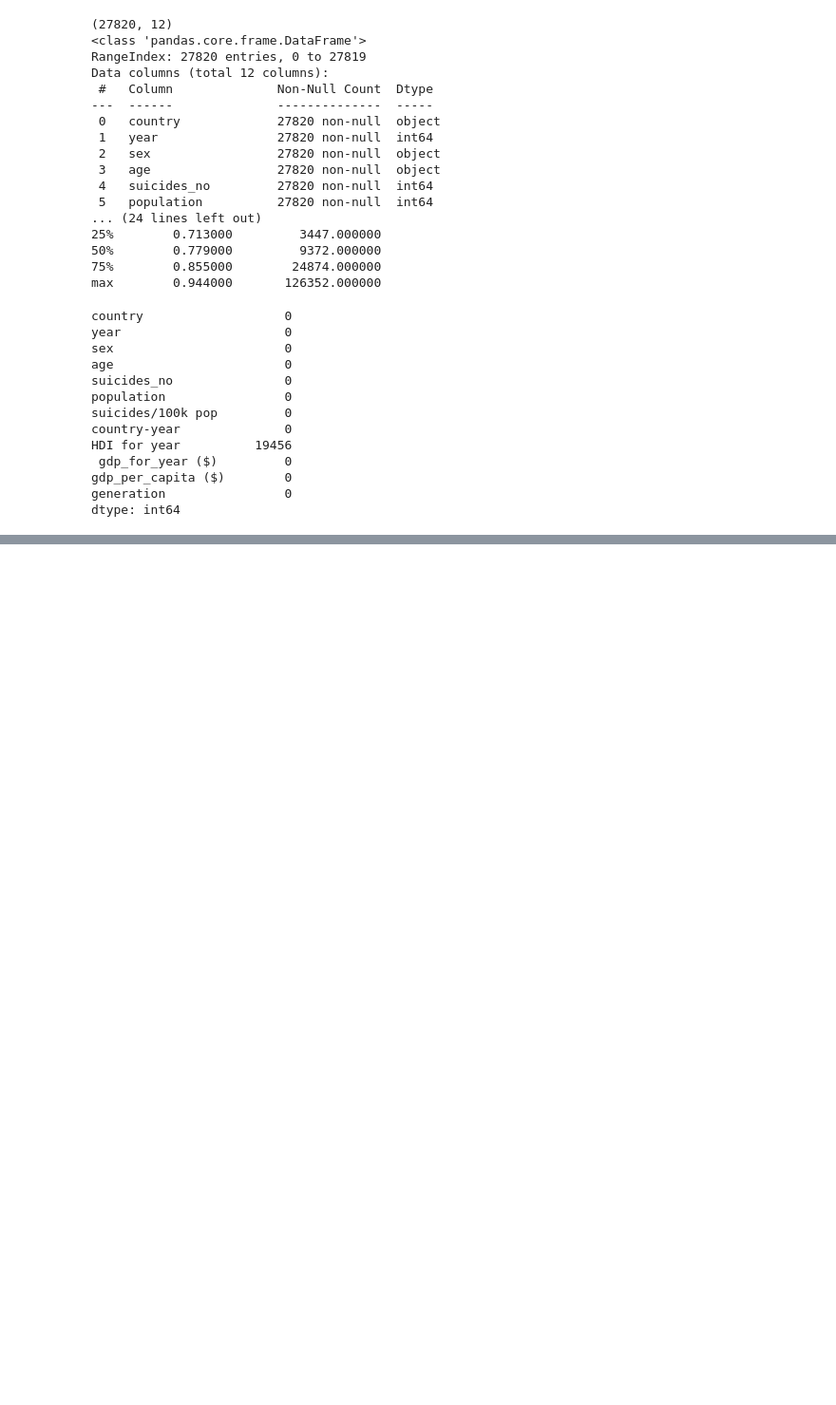
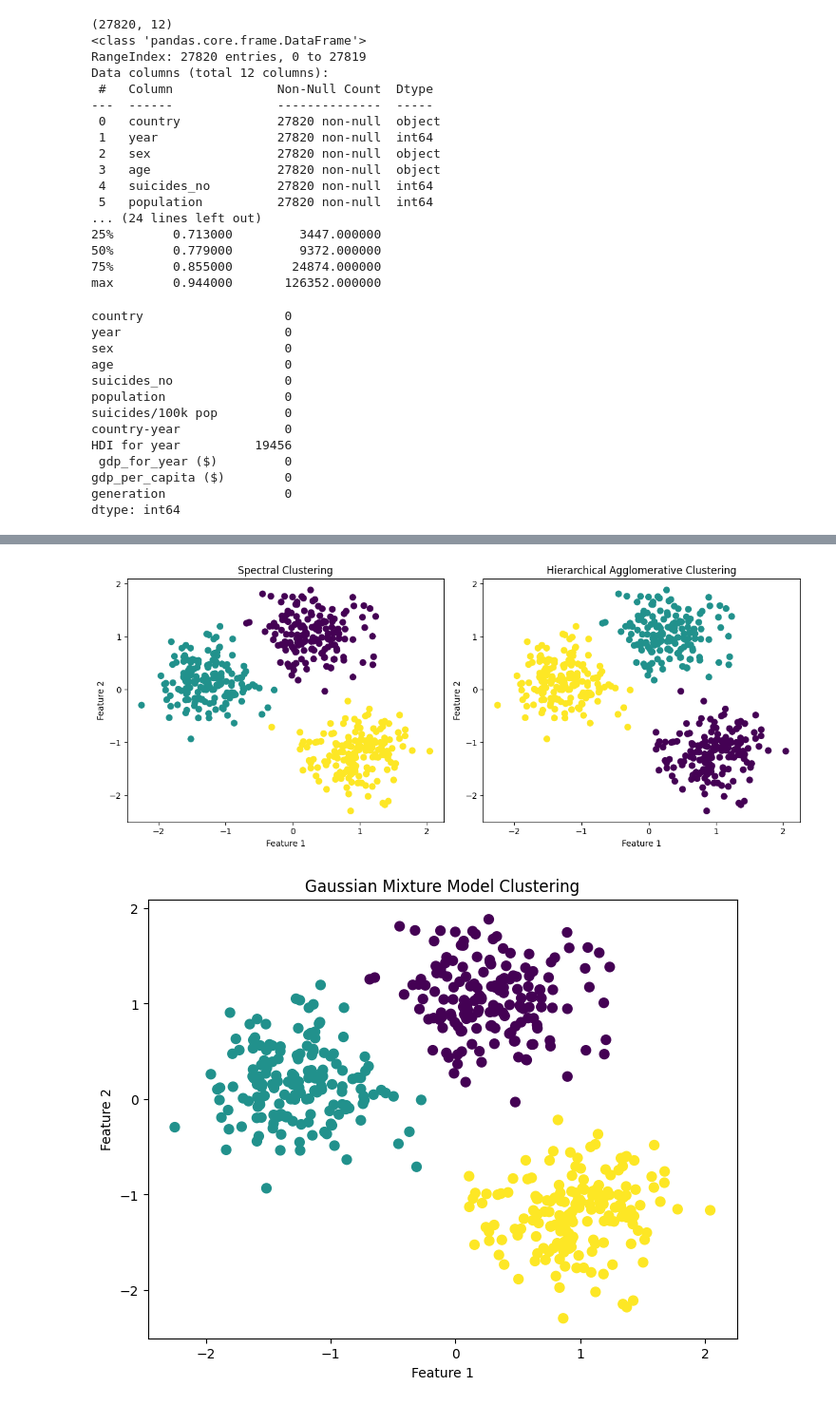
Before and after one commit to Nagaumesh/Codsoft, a Jupyter notebook: Exploratory_DA.ipynb, the cells around one changed output, grey strips where cells are left out. Shown at 95% size. Saved outputs shown, nothing was run; the diff lists cells and outputs as text; code cells hidden in the pictures; blank space fills up the shorter version.

```diff
--- a/Exploratory_DA.ipynb
+++ b/Exploratory_DA.ipynb
@@ -97,0 +297,75 @@ plt.show()
+# %%
+# Import Libraries
+import pandas as pd
+import numpy as np
+import seaborn as sns
+import matplotlib.pyplot as plt
+from sklearn.datasets import make_blobs
+from sklearn.cluster import SpectralClustering, AgglomerativeClustering, KMeans
+from sklearn.mixture import GaussianMixture
+from sklearn.preprocessing import StandardScaler
+
+# MODULE-5
+# Create Sample Data
+n_samples = 500
+X, _ = make_blobs(n_samples=n_samples, centers=3, cluster_std=0.60, random_state=0)
+
+# Standardizing the Data
+X = StandardScaler().fit_transform(X)
+
+# 1. Spectral Clustering
+spectral_clustering = SpectralClustering(n_clusters=3, affinity='nearest_neighbors', random_state=0)
+labels_spectral = spectral_clustering.fit_predict(X)
+
+# Plotting Spectral Clustering Results
+plt.figure(figsize=(12, 5))
+plt.subplot(1, 2, 1)
+plt.scatter(X[:, 0], X[:, 1], c=labels_spectral, cmap='viridis', s=50)
+plt.title('Spectral Clustering')
+plt.xlabel('Feature 1')
+plt.ylabel('Feature 2')
+
+# 2. Hierarchical Agglomerative Clustering
+agglo_clustering = AgglomerativeClustering(n_clusters=3)
+labels_agglo = agglo_clustering.fit_predict(X)
+
+# Plotting Hierarchical Agglomerative Clustering Results
+plt.subplot(1, 2, 2)
+plt.scatter(X[:, 0], X[:, 1], c=labels_agglo, cmap='viridis', s=50)
+plt.title('Hierarchical Agglomerative Clustering')
+plt.xlabel('Feature 1')
+plt.ylabel('Feature 2')
+
+plt.tight_layout()
+plt.show()
+
+# 3. Expectation-Maximization (Gaussian Mixture Model)
+gmm = GaussianMixture(n_components=3)
+gmm.fit(X)
+labels_gmm = gmm.predict(X)
+
+# Plotting GMM Results
+plt.figure(figsize=(8, 6))
+plt.scatter(X[:, 0], X[:, 1], c=labels_gmm, cmap='viridis', s=50)
+plt.title('Gaussian Mixture Model Clustering')
+plt.xlabel('Feature 1')
+plt.ylabel('Feature 2')
+plt.show()
+
+# Outlier Detection (using GMM)
+outlier_threshold = 0.1  # Define threshold for outlier detection
+probs = gmm.predict_proba(X)
+outliers = X[np.max(probs, axis=1) < outlier_threshold]
+
+# Plotting Outliers
+plt.figure(figsize=(8, 6))
+plt.scatter(X[:, 0], X[:, 1], c=labels_gmm, cmap='viridis', s=50)
+plt.scatter(outliers[:, 0], outliers[:, 1], color='red', s=100, label='Outliers')
+plt.title('Outlier Detection with GMM')
+plt.xlabel('Feature 1')
+plt.ylabel('Feature 2')
+plt.legend()
+plt.show()
+# %% [output]
+[figure, added]
+[figure, added]
```
Also changed, not shown: parts of 11 cells of this notebook.
